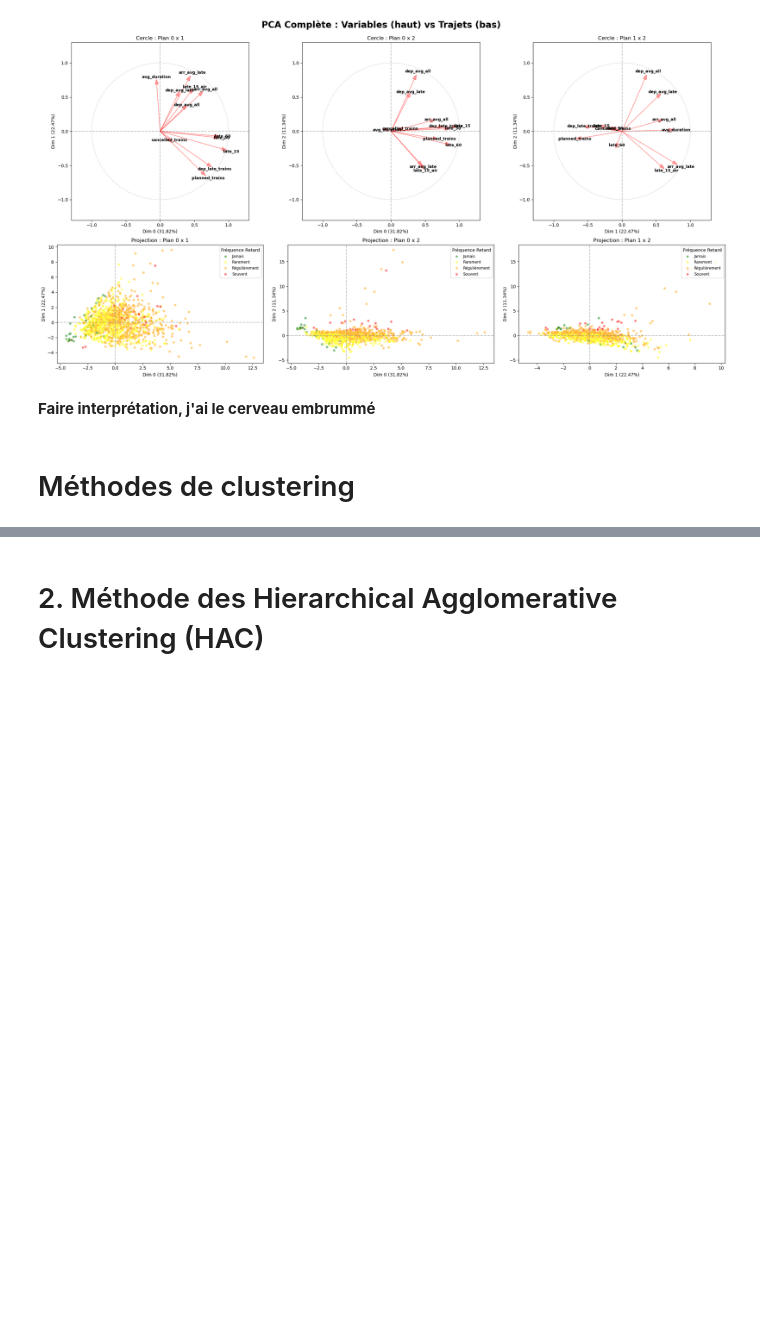
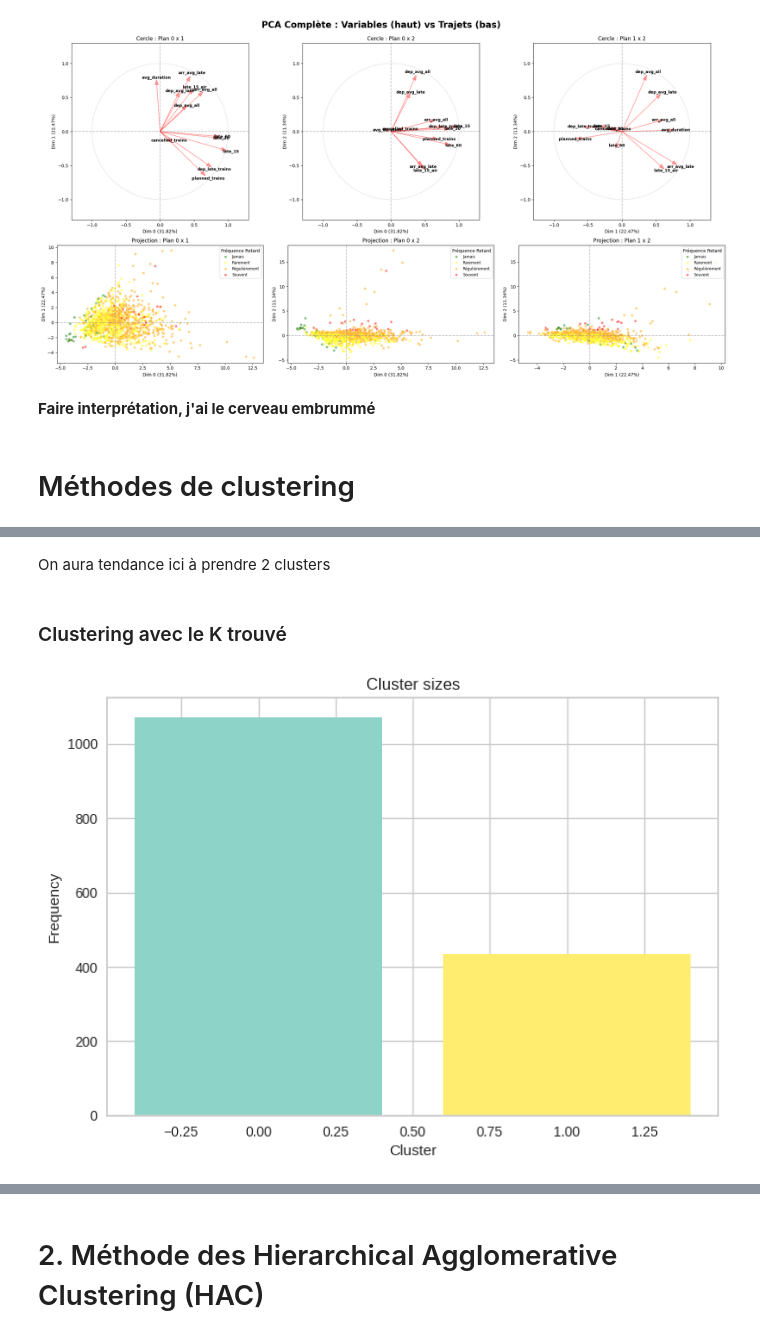
Before and after one commit to Clara-Lst/Projet_AD, a Jupyter notebook: AD-projet-python -clustering-clara.ipynb, the cells around one changed output, grey strips where cells are left out. Saved outputs shown, nothing was run; the diff lists cells and outputs as text; code cells hidden in the pictures; blank space fills up the shorter version.

```diff
--- a/AD-projet-python -clustering-clara.ipynb
+++ b/AD-projet-python -clustering-clara.ipynb
@@ -431,0 +507,20 @@ plt.show()
+# %% [markdown]
+On aura tendance ici à prendre 2 clusters
+# %% [markdown]
+### Clustering avec le K trouvé
+# %%
+K = 2
+
+kmeans_pca = KMeans(n_clusters=K, init='k-means++', n_init='auto', random_state=0)
+clusters_pca = kmeans_pca.fit_predict(df_pca)
+
+# ----- #
+
+cmap = plt.get_cmap('Set3',K)
+plt.bar(*np.unique(clusters_pca, return_counts=True), color=cmap.colors)
+plt.ylabel("Frequency")
+plt.xlabel("Cluster")
+plt.title("Cluster sizes")
+plt.show()
+# %% [output]
+[figure, added]
```
Also changed, not shown: parts of 45 cells of this notebook.
